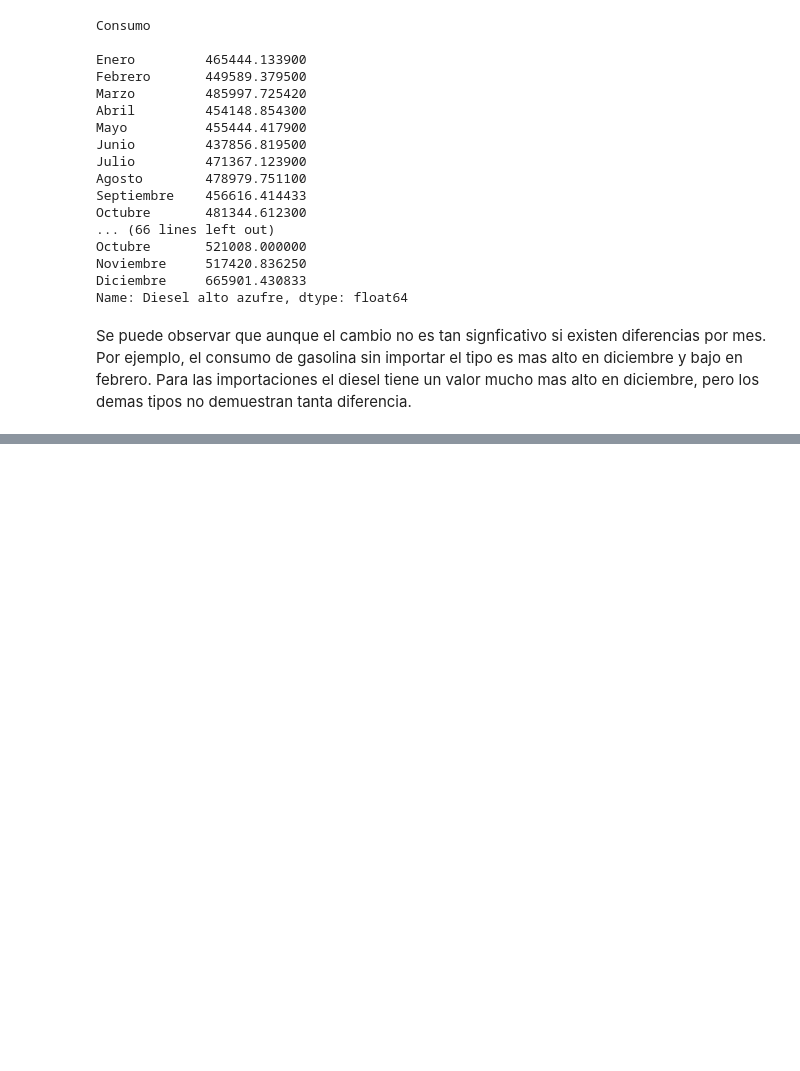
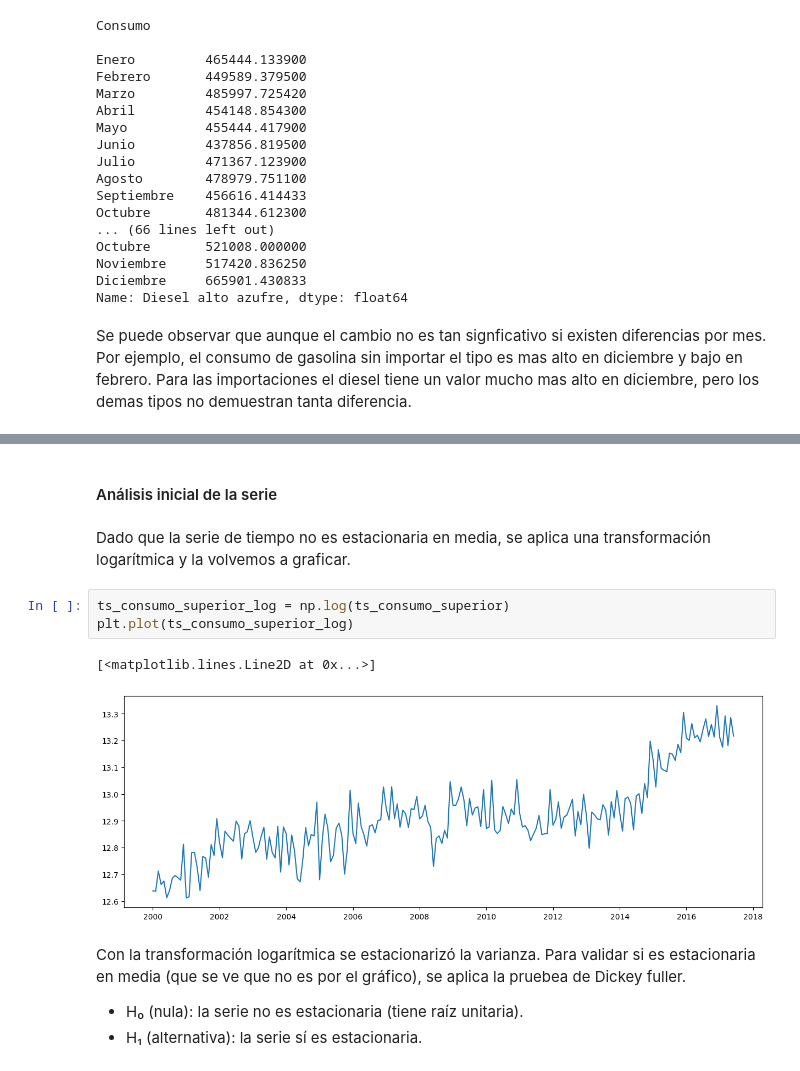
Before and after one commit to ArielaMishaanCohen/4-Lab-1-Series-de-Tiempo, a Jupyter notebook: Lab1.ipynb, the cells around one changed output, grey strips where cells are left out. Saved outputs shown, nothing was run; the diff lists cells and outputs as text; blank space fills up the shorter version.

```diff
--- a/Lab1.ipynb
+++ b/Lab1.ipynb
@@ -240,0 +373,15 @@ Se puede observar que aunque el cambio no es tan signficativo si existen diferen
+# %% [markdown]
+#### Análisis inicial de la serie
+# %% [markdown]
+Dado que la serie de tiempo no es estacionaria en media, se aplica una transformación logarítmica y la volvemos a graficar.
+# %%
+ts_consumo_superior_log = np.log(ts_consumo_superior)
+plt.plot(ts_consumo_superior_log)
+# %% [output]
+[<matplotlib.lines.Line2D at 0x...>]
+[figure, added]
+# %% [markdown]
+Con la transformación logarítmica se estacionarizó la varianza. Para validar si es estacionaria en media (que se ve que no es por el gráfico), se aplica la pruebea de Dickey fuller.
+
+- H₀ (nula): la serie no es estacionaria (tiene raíz unitaria).
+- H₁ (alternativa): la serie sí es estacionaria.
```
Also changed, not shown: parts of 78 cells of this notebook.
